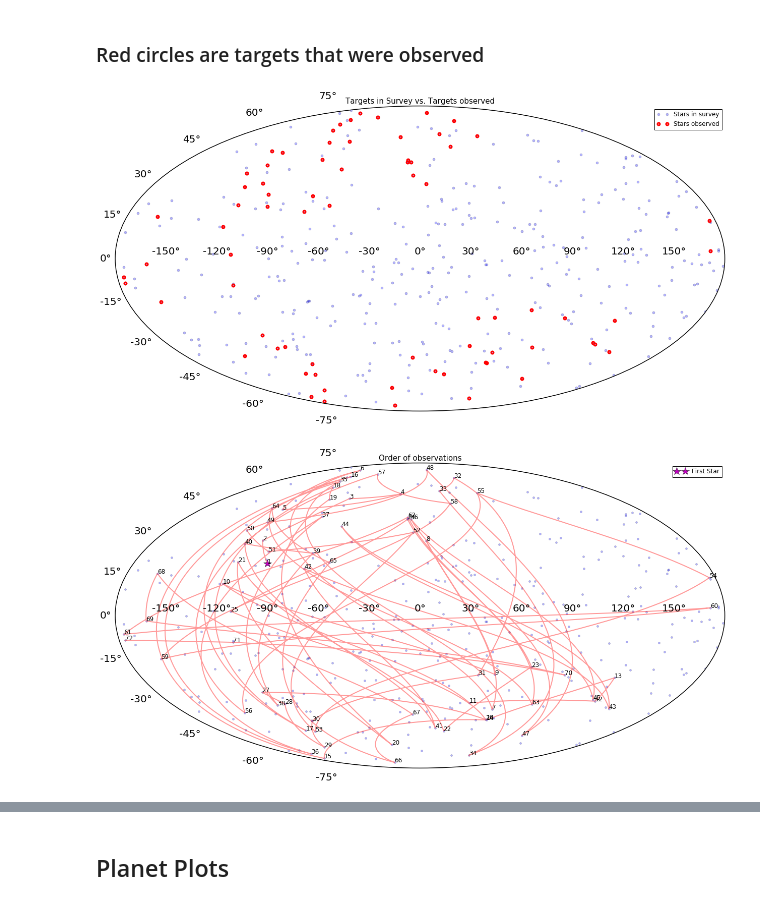
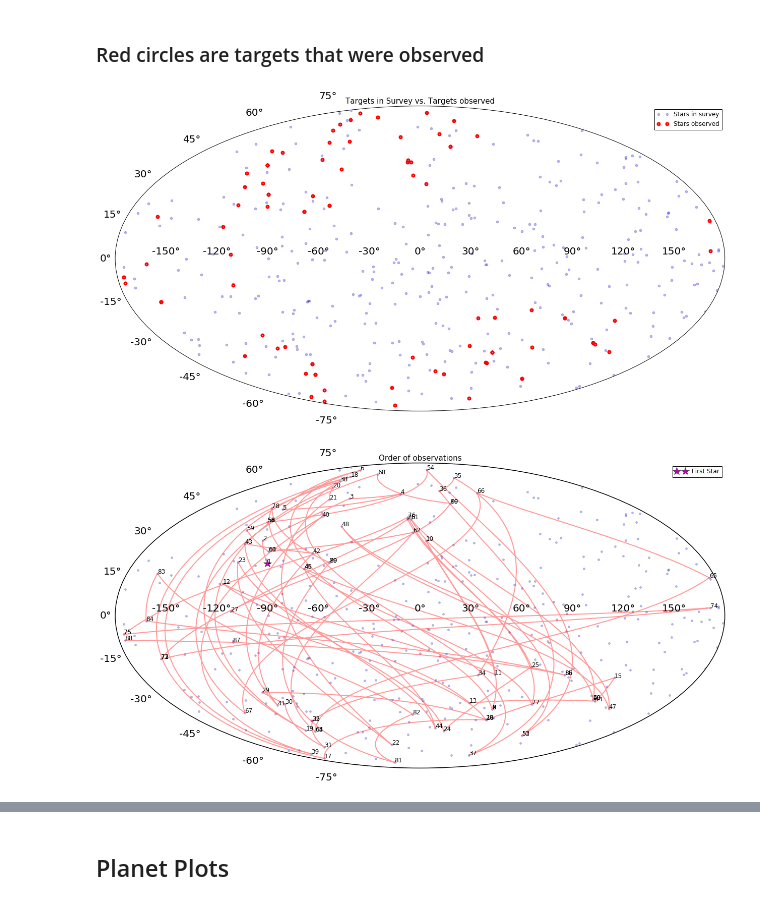
Before and after one commit to astropatel/EXOSIMS-Testing, a Jupyter notebook: EXOSIMS_outputs.ipynb, the cells around one changed output, grey strips where cells are left out. Saved outputs shown, nothing was run; the diff lists cells and outputs as text; code cells hidden in the pictures.

```diff
--- a/EXOSIMS_outputs.ipynb
+++ b/EXOSIMS_outputs.ipynb
@@ -6,8 +6,10 @@ import astropy.units as u
 import pickle, json, warnings, astropy, os
 from matplotlib.colors import LogNorm
 from astropy.io.votable import parse
-import mosaic_tools as mt
-import pdb
+try:
+    import mosaic_tools as mt
+    PT = mt.PlottingTools()
+except ImportError: print 'mosaic_tools.py not found.'
 %matplotlib inline
 # %% [markdown]
 # Plotting Tools
@@ -205,0 +318,17 @@ DRM[0]
+# %%
+# list of keys to not do anything with
+dontdoanything = ['char_mode','slew_time','slew_angle','slew_dv','slew_mass_used']
+
+# list of keys with which I am not sure how to handle.
+not_sure = ['FA_status','FA_SNR','FA_fEZ','FA_dMag','FA_WA','det_DV','det_mass_used',
+            'det_dF_lateral','det_dF_axial', 'char_dV','char_mass_used',
+            'char_dF_lateral','char_dF_axial', 'sc_mass']
+
+# list of keys whose array elements need to be repeated based on number of planets
+# detected per star.
+fill_keys = ['star_ind','arrival_time','det_time','char_time']
+
+# concatenate the arrays of these keys. In the end, each element in these arrays will have their
+# own individually mapped index in arrays in fill_keys.
+expand_keys = ['plan_inds','det_status','det_SNR','det_fEZ','det_dMag', 'det_WA','char_status',
+               'char_SNR','char_fEZ','char_dMag','char_WA']
@@ -206,24 +367,28 @@ DRM[0]
+# %%
+AllSpecs = simr['AllSpecs']
+DRM = simr['DRM']
+DDRM = reformat_DRM(DRM)
 # %%
 Mprange = AllSpecs['Mprange']
 arange = AllSpecs['arange']
 
 # indices of targets observed in order including repeats
-target_obsind = np.array([dt['star_ind'] for dt in DRM])
+target_obsind = DDRM['star_ind']
 
 # indices of all planets detected for each star.
 try:
-    detind_pl = np.array([list(dt['plan_inds']) for dt in DRM])
-    detind_plc = np.concatenate(detind_pl).astype('int32')
+    detind_pl = DDRM['plan_inds']
+#    detind_pl = np.concatenate(detind_pl).astype('int32')
 except: print 'No planets detected?'
 
 #arrival time array
-arrival_time = np.array([dt['arrival_time'] for dt in DRM])
+arrival_time = DDRM['arrival_time']
 
 # angular distance of each detection ? mas
-#det_wa = np.array([dt['det_WA'] for dt in DRM])
+det_wa = DDRM['det_WA']
 
 # status of any detections
-det_status = np.array([dt['det_status'] for dt in DRM])
+det_status = DDRM['det_status']
 
 # detection of planets
 
@@ -248,7 +413,8 @@ dist = sp['dist']
 axt = plt.figure(figsize=(20,20)).add_subplot(111,projection='aitoff')
 PT.plot_setup(axt)
 axt.plot(ra_rad,dec_rad,'o',ms=5,alpha=0.3,label='Stars in survey')
-axt.plot(ra_rad[target_obsind],dec_rad[target_obsind],'ro',ms=5,mfc='none',mec='r',mew=3,label='Stars observed')
+axt.plot(ra_rad[target_obsind],dec_rad[target_obsind],'ro',ms=5,mfc='none',mec='r',
+                                                        mew=3,label='Stars observed')
 #axt.set_title('Targets in Survey vs. Targets observed; %s' %basesim)
 axt.set_title('Targets in Survey vs. Targets observed',fontsize=15)
 plt.legend()
@@ -264,34 +430,34 @@ axt2.plot(ra_rad[target_obsind],dec_rad[target_obsind],'r-',mew=2,lw=2,alpha=0.4
 
 for i,j in enumerate(target_obsind):
     if i == 0:
         axt2.plot(ra_rad[j],dec_rad[j],'m*',ms=16,label='First Star')
     axt2.text(ra_rad[j],dec_rad[j],str(i+1),color='k',fontsize=12)
 plt.title('Order of observations',fontsize=15)
 if save_plots: plt.savefig(os.path.join(dirsave,'sky_targets_order_%s.png'%basesim))
 plt.legend()
 
 # ==================================================================================================================
 #         CMD
 # ==================================================================================================================
 kw = {'markersize':6,'color':'c','marker':'o','alpha':.6}
 axbv = scatterPlot(BV,MV,labels=('B-V','$M_v$'),**kw)
 axbv.plot(BV[target_obsind],MV[target_obsind],'ro',markersize=6,mfc='none',mec='r',mew=2)
 axbv.set_ylim(axbv.get_ylim()[::-1])
 axbv.set_title('%s' %basesim)
 if save_plots: axbv.savefig(os.path.join(dirsave,'target_CMD_%s.png'%basesim))
 
 # ==================================================================================================================
 #            DISTANCE VS. B-V
 # ==================================================================================================================
 
 kw = {'markersize':6,'color':'g','marker':'o','alpha':.6}
 axbvd = scatterPlot(dist,BV,labels=('Distance (pc)','B-V'),**kw)
 #axbvd.plot(dist[target_obsind],BV[target_obsind],'ro',ms=6,mfc='none',mec='r',mew=2)
 #axbvd.set_title('%s'%basesim)
 #if save_plots: axbvd.savefig(os.path.join(dirsave,'target_dist_v_B-V_%s.png'%basesim))
 # %% [output]
 [figure]
-[figure, old version]
+[figure, new version]
 [figure]
 [figure]
 # %% [markdown]
```
Also changed, not shown: parts of 16 cells of this notebook, 1 other file.
